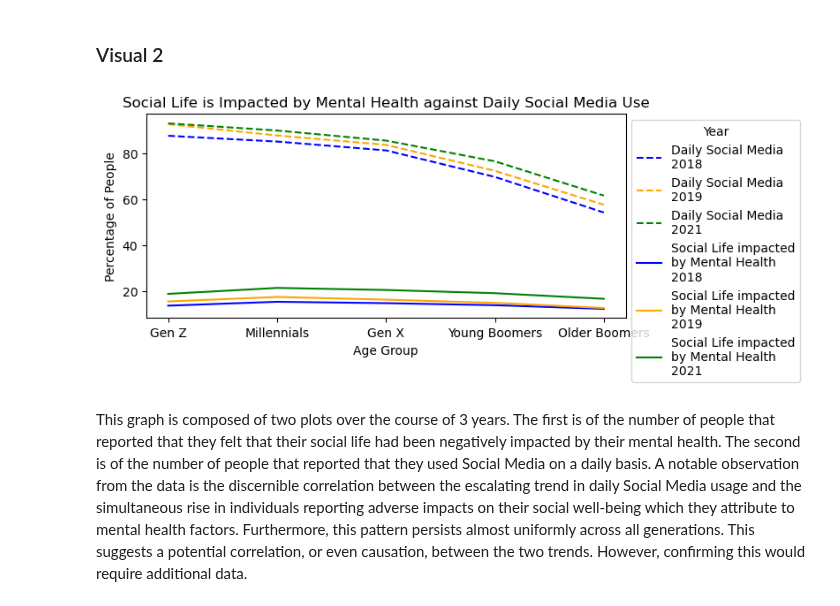
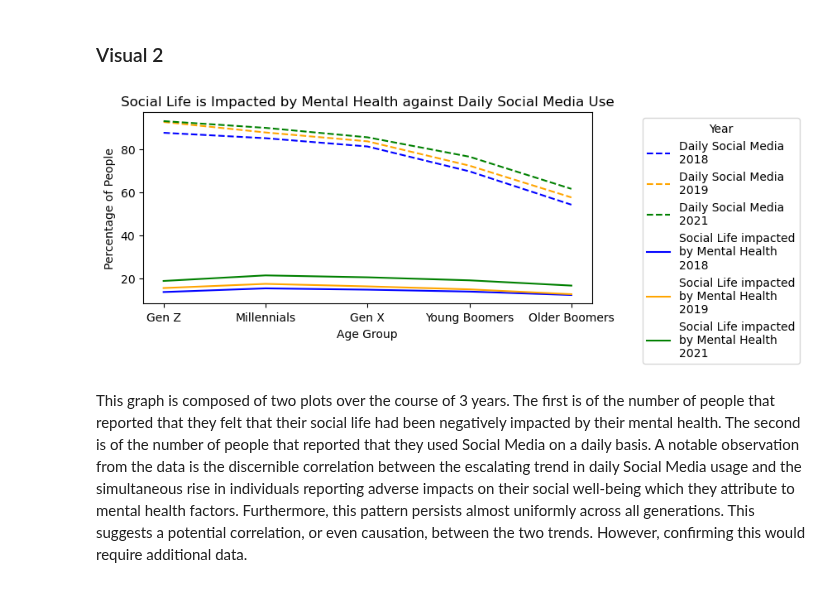
Before and after one commit to uic-cs418/group-project-gamon, a Jupyter notebook: final_report.ipynb, the cells around one changed output. Saved outputs shown, nothing was run; the diff lists cells and outputs as text; code cells hidden in the pictures.

```diff
--- a/final_report.ipynb
+++ b/final_report.ipynb
@@ -99,10 +93,10 @@ NSDUH2018df = buildNSDUH2018df();NSDUH2019df = buildNSDUH2019df();NSDUH2021df =
 # %%
 fig, ax = plt.subplots(figsize=(7, 3))
 snsPlot(coreTrends2018df, '2018', ax, 'blue');snsPlot(coreTrends2019df, '2019', ax, 'orange');snsPlot(coreTrends2021df, '2021', ax, 'green')
 diffSocialPlot(NSDUH2018df, ax, '2018', 'blue');diffSocialPlot(NSDUH2019df, ax, '2019', 'orange');diffSocialPlot(NSDUH2021df, ax, '2021', 'green')
-sns.set_palette("dark");plt.title('Social Life is Impacted by Mental Health against Daily Social Media Use');plt.xlabel('Age Group');plt.ylabel('Percentage of People');plt.legend(title='Year', loc='upper left', bbox_to_anchor=(1,1));plt.show()
+sns.set_palette("dark");plt.title('Social Life is Impacted by Mental Health against Daily Social Media Use');plt.xlabel('Age Group');plt.ylabel('Percentage of People');plt.legend(title='Year', loc='upper left', bbox_to_anchor=(1.1,1));plt.show()
 # %% [output]
-[figure, old version]
+[figure, new version]
 # %% [markdown]
 This graph is composed of two plots over the course of 3 years.
 The first is of the number of people that reported that they felt that their social life had been negatively impacted by their mental health.
```
Also changed, not shown: parts of 2 cells of this notebook.
